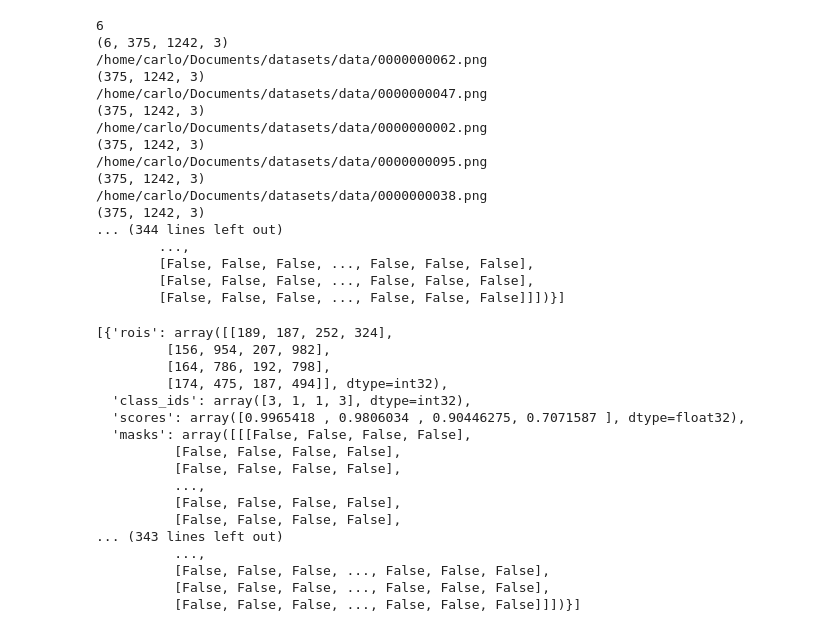
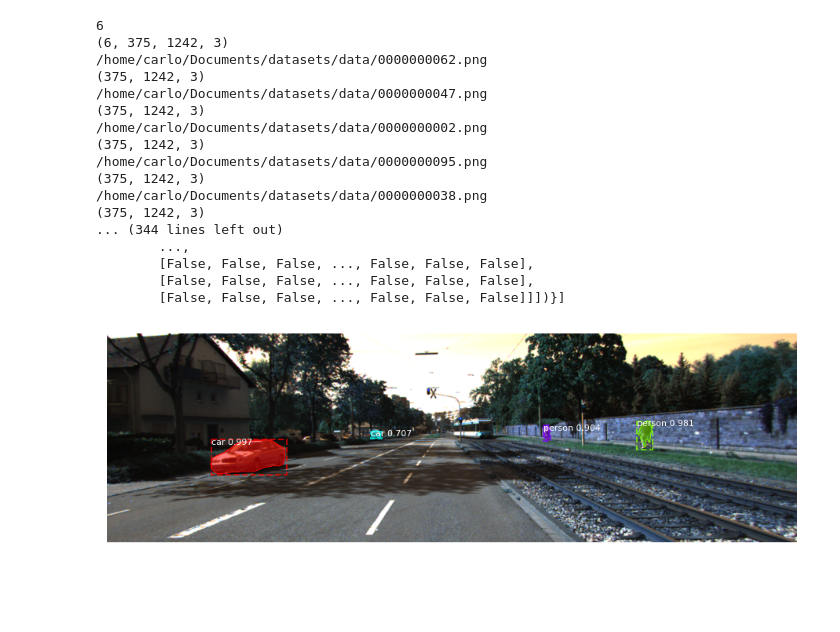
Before and after one commit to CarloRadice/Mask_RCNN, a Jupyter notebook: Mask_RCNN/samples/demo.ipynb, the cells around one changed output. Saved outputs shown, nothing was run; the diff lists cells and outputs as text; code cells hidden in the pictures; blank space fills up the shorter version.

Commit message:
multiple images single gpu

```diff
--- a/Mask_RCNN/samples/demo.ipynb
+++ b/Mask_RCNN/samples/demo.ipynb
@@ -438,24 +438,13 @@ for file in os.listdir(data_path):
         [False, False, False, ..., False, False, False],
         [False, False, False, ..., False, False, False],
         [False, False, False, ..., False, False, False]]])}]
-# %%
-# vettore di dizionari
-results
-# %% [output]
-[{'rois': array([[189, 187, 252, 324],
-         [156, 954, 207, 982],
-         [164, 786, 192, 798],
-         [174, 475, 187, 494]], dtype=int32),
-  'class_ids': array([3, 1, 1, 3], dtype=int32),
-  'scores': array([0.9965418 , 0.9806034 , 0.90446275, 0.7071587 ], dtype=float32),
-  'masks': array([[[False, False, False, False],
-          [False, False, False, False],
-          [False, False, False, False],
-          ...,
-          [False, False, False, False],
-          [False, False, False, False],
-... (343 lines left out)
-          ...,
-          [False, False, False, ..., False, False, False],
-          [False, False, False, ..., False, False, False],
-          [False, False, False, ..., False, False, False]]])}]
+# %%
+# results = vettore di dizionari
+results[0]
+
+# Visualize results
+r = results[0]
+visualize.display_instances(arr[0], r['rois'], r['masks'], r['class_ids'],
+                            class_names, r['scores'])
+# %% [output]
+[figure, added]
```
